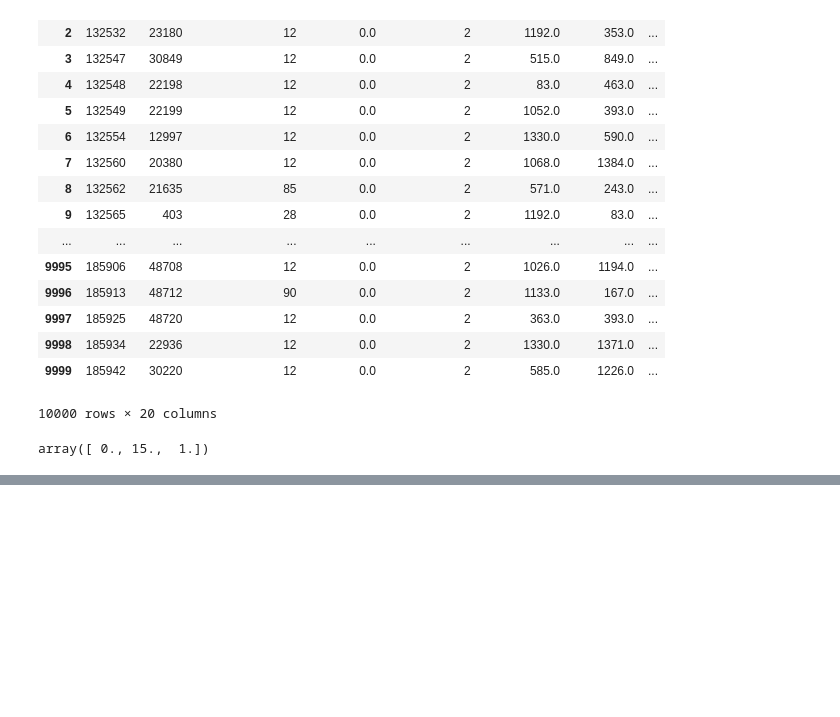
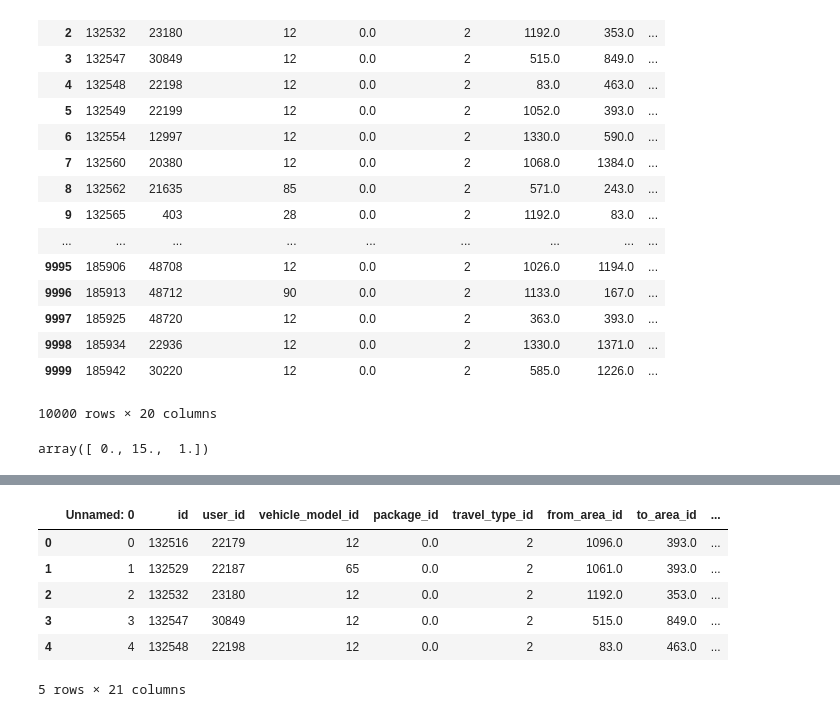
Before and after one commit to nish17/prediction-of-cab-cancellation, a Jupyter notebook: main.ipynb, the cells around one changed output, grey strips where cells are left out. Saved outputs shown, nothing was run; the diff lists cells and outputs as text; code cells hidden in the pictures; blank space fills up the shorter version.

```diff
--- a/main.ipynb
+++ b/main.ipynb
@@ -77,0 +94,10 @@ array([ 0., 15.,  1.])
+# %%
+ndf.head()
+# %% [output]
+|  | Unnamed: 0 | id | user_id | vehicle_model_id | package_id | travel_type_id | from_area_id | to_area_id | ... |
+| 0 | 0 | 132516 | 22179 | 12 | 0.0 | 2 | 1096.0 | 393.0 | ... |
+| 1 | 1 | 132529 | 22187 | 65 | 0.0 | 2 | 1061.0 | 393.0 | ... |
+| 2 | 2 | 132532 | 23180 | 12 | 0.0 | 2 | 1192.0 | 353.0 | ... |
+| 3 | 3 | 132547 | 30849 | 12 | 0.0 | 2 | 515.0 | 849.0 | ... |
+| 4 | 4 | 132548 | 22198 | 12 | 0.0 | 2 | 83.0 | 463.0 | ... |
+5 rows × 21 columns
```
Also changed, not shown: parts of 4 cells of this notebook.
